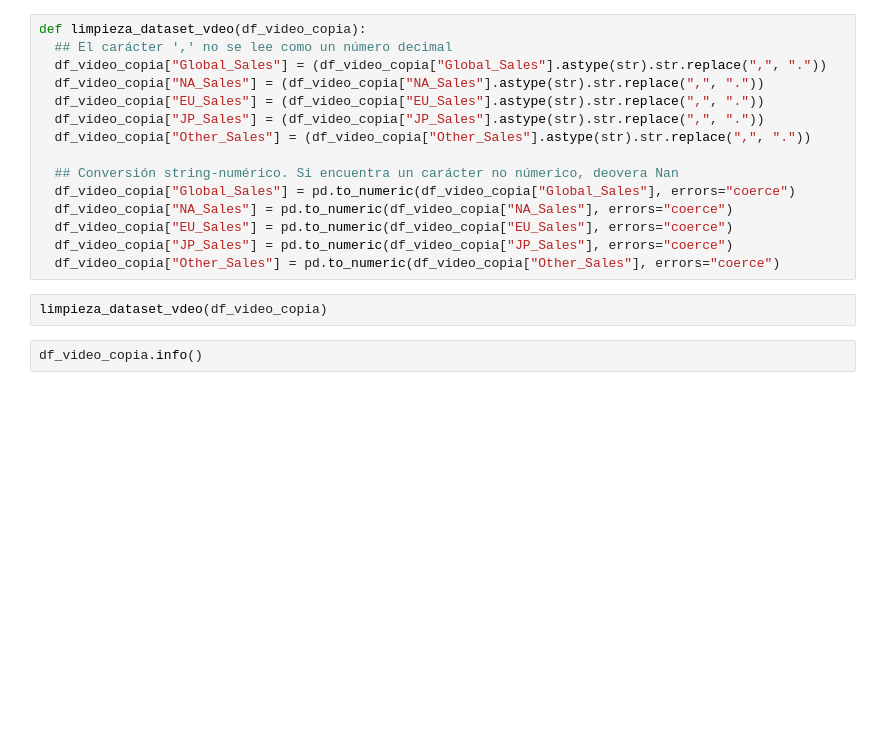
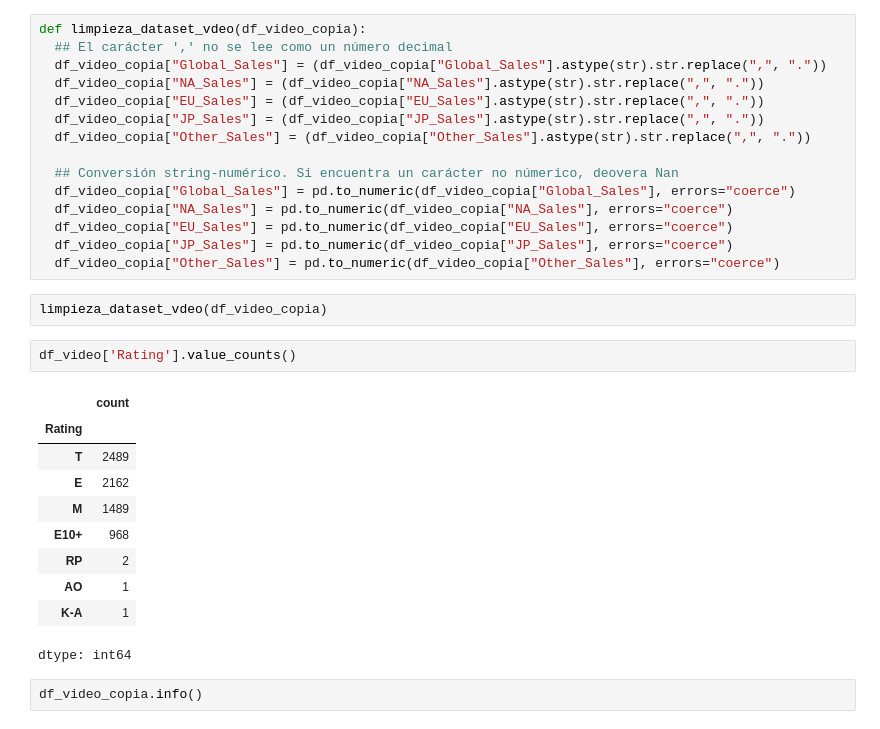
Before and after one commit to yai95/EDA, a Jupyter notebook: Notebooks/EDA.ipynb, the cells around one changed output. Drawn from its saved outputs; the diff is of its cells as text; blank space fills up the shorter version.

```diff
--- a/Notebooks/EDA.ipynb
+++ b/Notebooks/EDA.ipynb
@@ -353,6 +396,19 @@ def limpieza_dataset_vdeo(df_video_copia):
   df_video_copia["Other_Sales"] = pd.to_numeric(df_video_copia["Other_Sales"], errors="coerce")
 # %%
 limpieza_dataset_vdeo(df_video_copia)
+# %%
+df_video['Rating'].value_counts()
+# %% [output]
+|  | count |
+| Rating |  |
+| T | 2489 |
+| E | 2162 |
+| M | 1489 |
+| E10+ | 968 |
+| RP | 2 |
+| AO | 1 |
+| K-A | 1 |
+dtype: int64
 # %%
 df_video_copia.info()
 # %% [output]
```
Also changed, not shown: parts of 8 cells of this notebook.
